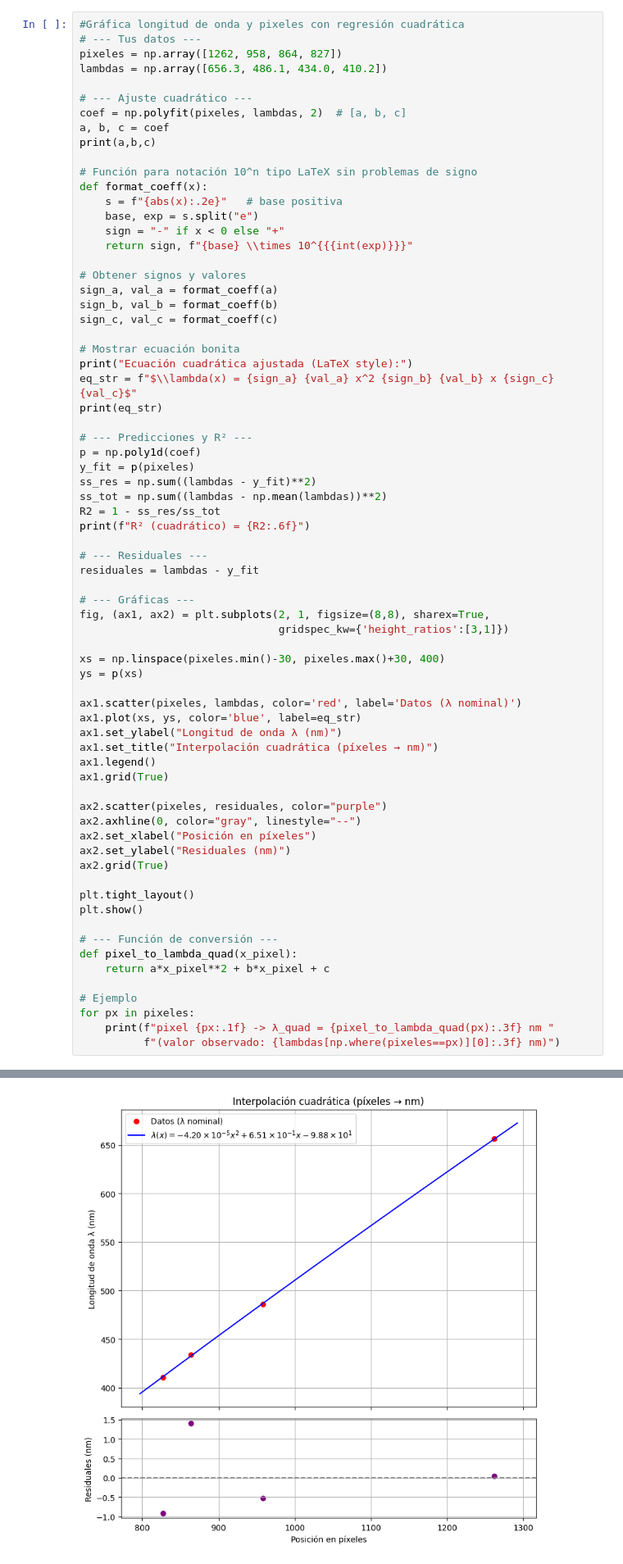
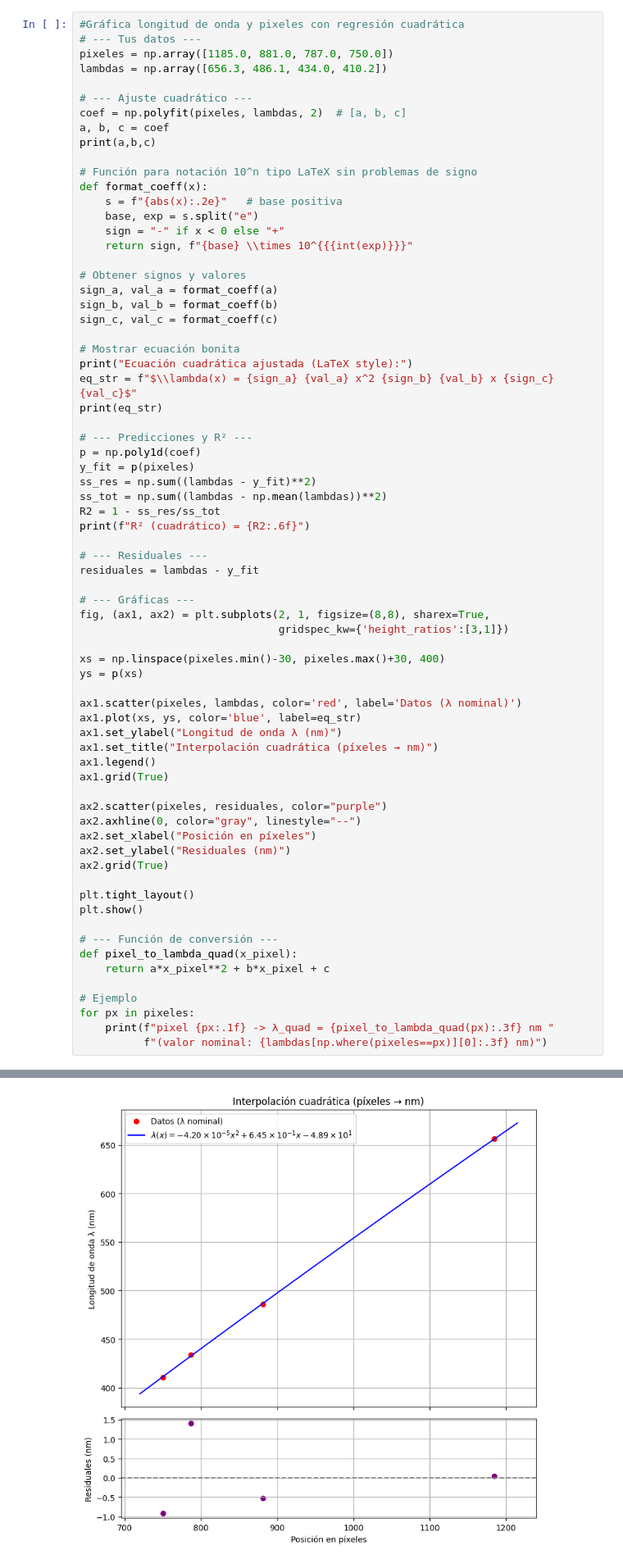
Before and after one commit to KateT840/Laboratorio_moderna, a Jupyter notebook: Lab_2/Codigo_Lab_2_hidrogeno.ipynb, the cells around one changed output, grey strips where cells are left out. Shown at 82% size. Saved outputs shown, nothing was run; the diff lists cells and outputs as text.

```diff
--- a/Lab_2/Codigo_Lab_2_hidrogeno.ipynb
+++ b/Lab_2/Codigo_Lab_2_hidrogeno.ipynb
@@ -189,7 +189,7 @@ R² = 0.9999
 # %%
 #Gráfica longitud de onda y pixeles con regresión cuadrática
 # --- Tus datos ---
-pixeles = np.array([1262, 958, 864, 827])
+pixeles = np.array([1185.0, 881.0, 787.0, 750.0])
 lambdas = np.array([656.3, 486.1, 434.0, 410.2])
 
 # --- Ajuste cuadrático ---
@@ -255,5 +255,5 @@ def pixel_to_lambda_quad(x_pixel):
 # Ejemplo
 for px in pixeles:
     print(f"pixel {px:.1f} -> λ_quad = {pixel_to_lambda_quad(px):.3f} nm "
-          f"(valor observado: {lambdas[np.where(pixeles==px)][0]:.3f} nm)")
+          f"(valor nominal: {lambdas[np.where(pixeles==px)][0]:.3f} nm)")
 # %% [output]
@@ -263,2 +263,2 @@ $\lambda(x) = - 4.20 \times 10^{-5} x^2 + 6.51 \times 10^{-1} x - 9.88 \times 10
 R² (cuadrático) = 0.999916
-[figure, old version]
+[figure, new version]
```
Also changed, not shown: parts of 2 cells of this notebook.
